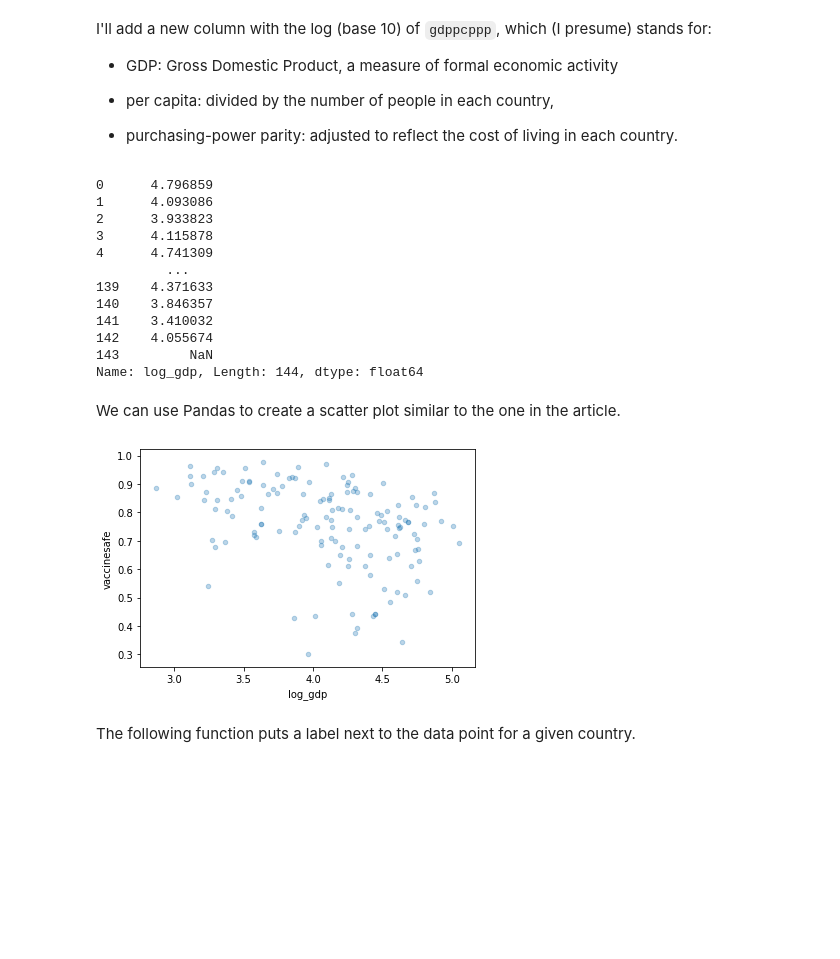
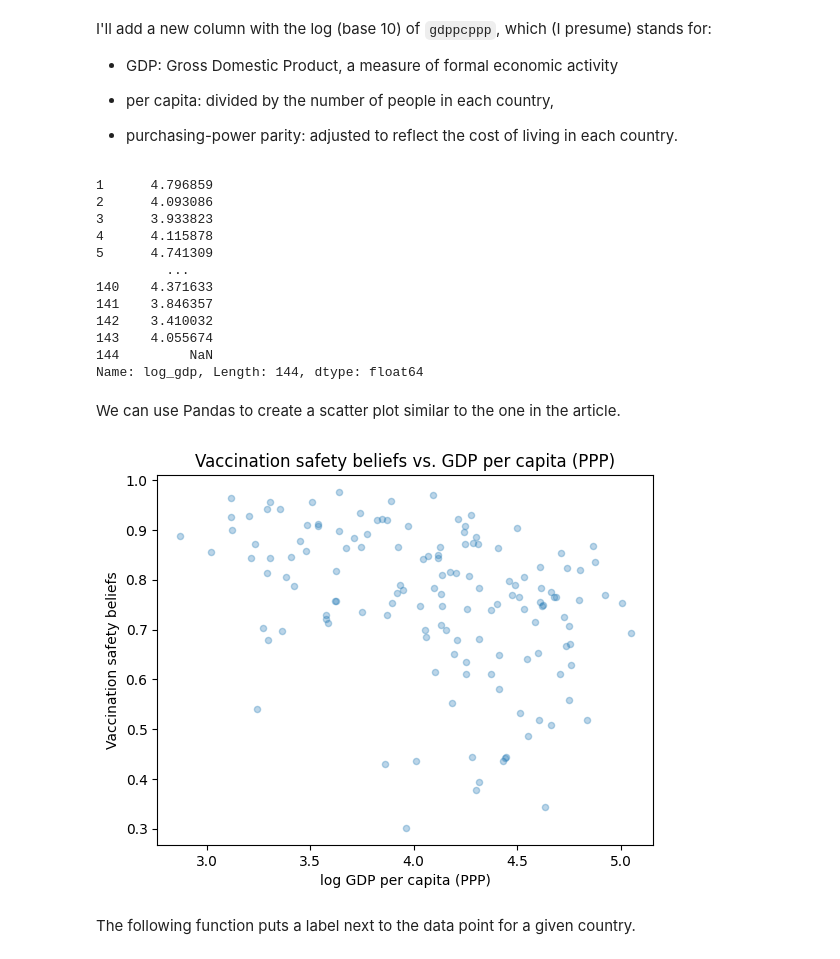
Before and after one commit to tiniacoleyba/ElementsOfDataScience, a Jupyter notebook: examples/vaccine.ipynb, the cells around one changed output. Drawn from its saved outputs; the diff is of its cells as text; code cells hidden in the pictures; blank space fills up the shorter version.

Commit message:
Updated vaccine notebook example

```diff
--- a/examples/vaccine.ipynb
+++ b/examples/vaccine.ipynb
@@ -17,11 +41,18 @@ Thanks to a friend at *The Economist*, I obtained the data used to generate the
 The following cell downloads the data:
 # %%
 import os
+
+import matplotlib.pyplot as plt
+import numpy as np
+import pandas as pd
+import plotly.express as px
+import statsmodels.formula.api as smf
+
 
 file = 'vaxplot.csv'
 file_in_root_dir = True
 file_in_data_dir = False
-if os.path.exists(f'data/{file}'):
+if os.path.exists(f'../data/{file}'):
     file_in_root_dir = False
     file_in_data_dir = True
 elif os.path.exists(file):
@@ -33,6 +64,6 @@ Now we can read the data into a Pandas `DataFrame`.
 # %%
 import pandas as pd
 
-df = pd.read_csv(f'data/{file}' if file_in_data_dir else file)
+df = pd.read_csv(f'../data/{file}' if file_in_data_dir else file, index_col=0)
 df.head()
 # %% [output]
@@ -76,29 +125,31 @@ I'll add a new column with the log (base 10) of `gdppcppp`, which (I presume) st
 
 * purchasing-power parity: adjusted to reflect the cost of living in each country.
 # %%
-import numpy as np
-
 df['log_gdp'] = np.log10(df['gdppcppp'])
 df['log_gdp']
 # %% [output]
-0      4.796859
-1      4.093086
-2      3.933823
-3      4.115878
-4      4.741309
+1      4.796859
+2      4.093086
+3      3.933823
+4      4.115878
+5      4.741309
          ...
-139    4.371633
-140    3.846357
-141    3.410032
-142    4.055674
-143         NaN
+140    4.371633
+141    3.846357
+142    3.410032
+143    4.055674
+144         NaN
 Name: log_gdp, Length: 144, dtype: float64
 # %% [markdown]
 We can use Pandas to create a scatter plot similar to the one in the article.
 # %%
-df.plot.scatter(x='log_gdp', y='vaccinesafe', alpha=0.3);
+df.plot.scatter(x='log_gdp', y='vaccinesafe', alpha=0.3)
+plt.xlabel('log GDP per capita (PPP)')
+plt.ylabel('Vaccination safety beliefs')
+plt.title('Vaccination safety beliefs vs. GDP per capita (PPP)')
+plt.show()
 # %% [output]
-[figure, old version]
+[figure, new version]
 # %% [markdown]
 The following function puts a label next to the data point for a given country.
 # %%
```
Also changed, not shown: parts of 19 cells of this notebook.
